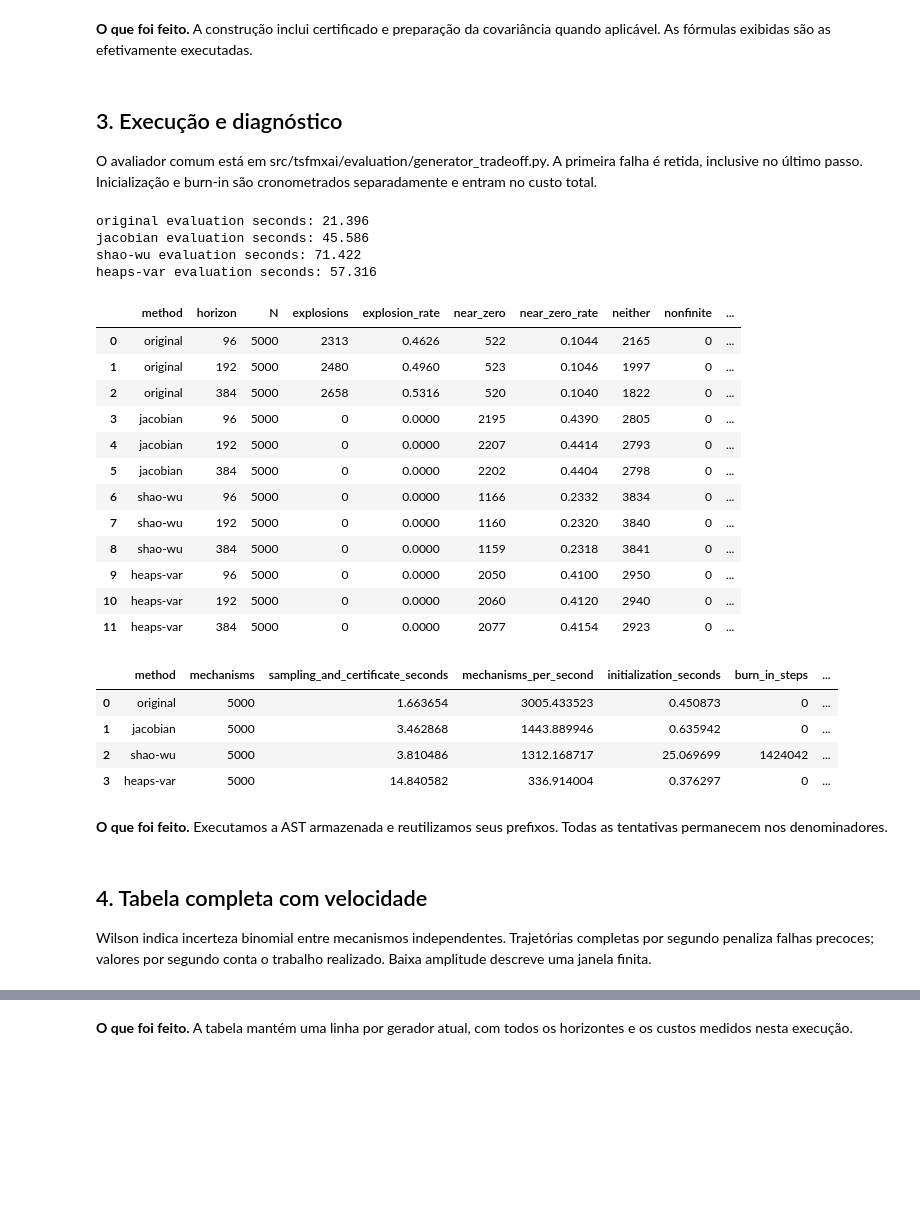
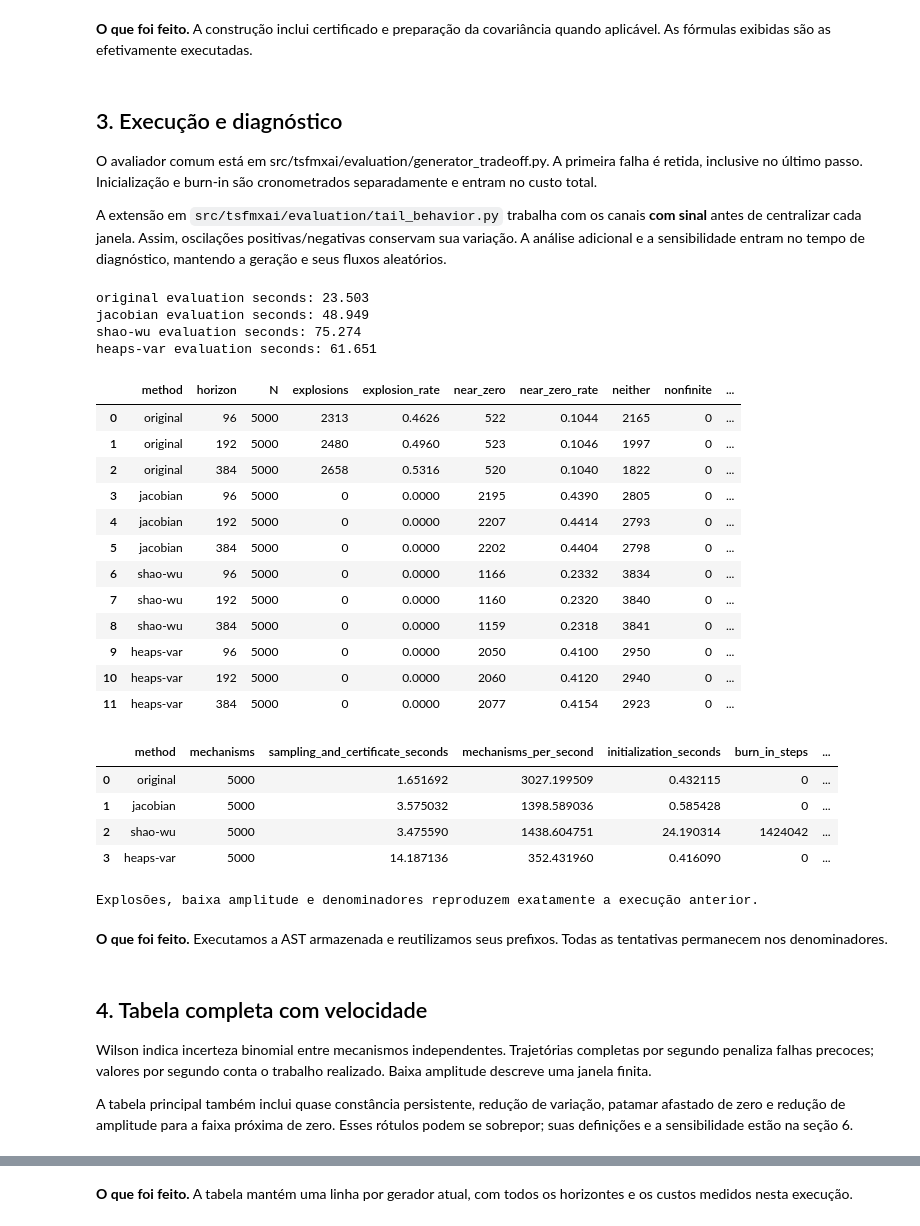
Before and after one commit to MateusWiteck/tsfmxai, a Jupyter notebook: experiments/abstract_syntax_tree/6_stability_methods_tradeoff.ipynb, the cells around one changed output, grey strips where cells are left out. Drawn from its saved outputs; the diff is of its cells as text; code cells hidden in the pictures; blank space fills up the shorter version.

```diff
--- a/experiments/abstract_syntax_tree/6_stability_methods_tradeoff.ipynb
+++ b/experiments/abstract_syntax_tree/6_stability_methods_tradeoff.ipynb
@@ -46,13 +48,19 @@ from tsfmxai.generators import (
     evaluate_expression_with_gradient, evaluate_bound_expression, var_companion_matrix,
     global_expression_bounds,
 )
-from tsfmxai.evaluation import StabilityDiagnosticConfig, wilson_interval
+from tsfmxai.evaluation import (
+    StabilityDiagnosticConfig, wilson_interval, TailDiagnosticConfig, TAIL_LABELS,
+    measure_tail_prefixes, classify_tail_windows,
+)
 from tsfmxai.evaluation.generator_tradeoff import benchmark_stability_method
 BLAS_CONTROLLER = threadpool_limits(limits=1)
 ROOT_SEED = 20261001
 HORIZONS = (96, 192, 384)
 INNOVATION_STD = .05
 DIAGNOSTIC_CONFIG = StabilityDiagnosticConfig(HORIZONS, 100., 3 * INNOVATION_STD, 24)
+TAIL_CONFIG = TailDiagnosticConfig(window_steps=24, persistence_windows=2,
+                                   flat_tolerance=3 * INNOVATION_STD, decline_ratio=.5)
+TAIL_TOLERANCES = tuple(factor * INNOVATION_STD for factor in (1., 2., 3.))
 BASE_CONFIG = RandomTreeConfig(
     minimum_operators=1, maximum_operators=6, num_series=1,
     minimum_lag=1, maximum_lag=12, parameter_probability=.55,
@@ -65,7 +73,7 @@ SHAO_CONFIG = ShaoWuConfig(tree_config=BASE_CONFIG, innovation_std=INNOVATION_ST
 HEAPS_CONFIG = HeapsVARConfig(num_series=1, minimum_order=1, maximum_order=12,
                              unconstrained_std=.45, innovation_std=INNOVATION_STD)
 
-EXPERIMENT_ID = "abstract_syntax_tree_006_four_current_methods"
+EXPERIMENT_ID = "abstract_syntax_tree_006_four_current_methods_tail_diagnostics_v2"
 NOTEBOOK_PATH = "experiments/abstract_syntax_tree/6_stability_methods_tradeoff.ipynb"
 RESEARCH_QUESTION = "Qual o trade-off entre falhas operacionais, baixa amplitude e custo dos quatro geradores?"
 HYPOTHESIS = "Certificados reduzem falhas nas famílias admitidas, com custo de construção e inicialização."
@@ -85,6 +93,11 @@ configuration = {
     "initialization": {"original": "uniform", "jacobian": "uniform inside D",
                        "shao-wu": "burn-in with L2 error <= 1e-4", "heaps-var": "joint invariant Gaussian"},
 }
+configuration["tail_diagnostics"] = asdict(TAIL_CONFIG)
+configuration["tail_sensitivity_tolerances"] = TAIL_TOLERANCES
+configuration["tail_criterion"] = "signed per-channel windows; all attempts in primary denominators"
+previous_execution = json.loads((PROJECT_ROOT / NOTEBOOK_PATH).read_text(encoding="utf-8"))[
+    "metadata"]["tsfmxai_previous_execution"]
 pd.set_option("display.max_columns", None)
 print(json.dumps(configuration, indent=2))
 # %% [output]
@@ -165,6 +178,8 @@ dtype: float64
 ## 3. Execução e diagnóstico
 
 O avaliador comum está em src/tsfmxai/evaluation/generator_tradeoff.py. A primeira falha é retida, inclusive no último passo. Inicialização e burn-in são cronometrados separadamente e entram no custo total.
+
+A extensão em `src/tsfmxai/evaluation/tail_behavior.py` trabalha com os canais **com sinal** antes de centralizar cada janela. Assim, oscilações positivas/negativas conservam sua variação. A análise adicional e a sensibilidade entram no tempo de diagnóstico, mantendo a geração e seus fluxos aleatórios.
 # %%
 results = {}
 for method in METHOD_ORDER:
@@ -172,52 +187,85 @@ for method in METHOD_ORDER:
         method, mechanisms_by_method[method], root_seed=ROOT_SEED,
         diagnostic_config=DIAGNOSTIC_CONFIG, innovation_std=INNOVATION_STD,
         sampling_seconds=sampling_times[method],
+        tail_config=TAIL_CONFIG, tail_tolerances=TAIL_TOLERANCES,
     )
     print(method, "evaluation seconds:", round(results[method]["performance"]["evaluation_seconds"], 3), flush=True)
 outcomes = pd.DataFrame([row for result in results.values() for row in result["outcomes"]])
 performance = pd.DataFrame([result["performance"] for result in results.values()])
 summary = outcomes.groupby(["method", "horizon"], sort=False).agg(
     N=("sample_index", "size"), explosions=("exploded", "sum"),
     explosion_rate=("exploded", "mean"), near_zero=("near_zero", "sum"),
     near_zero_rate=("near_zero", "mean"), neither=("neither", "sum"),
     nonfinite=("nonfinite", "sum"),
     finite_threshold_crossings=("finite_threshold_crossing", "sum"),
 ).reset_index()
 for count, rate in (("explosions", "explosion"), ("near_zero", "near_zero")):
     intervals = [wilson_interval(int(k), int(n)) for k, n in zip(summary[count], summary["N"])]
     summary[rate + "_wilson_95_low"] = [v[0] for v in intervals]
     summary[rate + "_wilson_95_high"] = [v[1] for v in intervals]
 display(summary)
 display(performance)
+
+# Novas métricas: mesmas trajetórias e mesmos denominadores.
+tail_summary = outcomes.groupby(["method", "horizon"], sort=False).agg(
+    N=("sample_index", "size"), eligible=("tail_eligible", "sum"),
+    **{label: (label, "sum") for label in TAIL_LABELS},
+).reset_index()
+for label in TAIL_LABELS:
+    tail_summary[label + "_rate"] = tail_summary[label] / tail_summary.N
+    tail_summary[label + "_among_eligible"] = tail_summary[label] / tail_summary.eligible.replace(0, np.nan)
+    ci = [wilson_interval(int(k), int(n)) for k, n in zip(tail_summary[label], tail_summary.N)]
+    tail_summary[label + "_wilson_95_low"] = [v[0] for v in ci]
+    tail_summary[label + "_wilson_95_high"] = [v[1] for v in ci]
+sensitivity_outcomes = pd.DataFrame([
+    row for result in results.values() for row in result["tail_sensitivity"]
+])
+sensitivity_summary = sensitivity_outcomes.groupby(
+    ["method", "horizon", "flat_tolerance"], sort=False
+).agg(N=("sample_index", "size"), eligible=("tail_eligible", "sum"),
+      **{label: (label, "sum") for label in TAIL_LABELS}).reset_index()
+for label in TAIL_LABELS:
+    sensitivity_summary[label + "_rate"] = sensitivity_summary[label] / sensitivity_summary.N
+
+# A nova medição deve preservar os resultados anteriores de explosão/baixa amplitude.
+old_summary = pd.DataFrame(previous_execution["metrics"]["stability"])
+stable_columns = ["N", "explosions", "near_zero", "nonfinite", "finite_threshold_crossings"]
+old_counts = old_summary.set_index(["method", "horizon"])[stable_columns].sort_index()
+new_counts = summary.set_index(["method", "horizon"])[stable_columns].sort_index()
+pd.testing.assert_frame_equal(new_counts, old_counts, check_dtype=False)
+print("Explosões, baixa amplitude e denominadores reproduzem exatamente a execução anterior.")
 # %% [output]
-original evaluation seconds: 21.396
-jacobian evaluation seconds: 45.586
-shao-wu evaluation seconds: 71.422
-heaps-var evaluation seconds: 57.316
+original evaluation seconds: 23.503
+jacobian evaluation seconds: 48.949
+shao-wu evaluation seconds: 75.274
+heaps-var evaluation seconds: 61.651
 |  | method | horizon | N | explosions | explosion_rate | near_zero | near_zero_rate | neither | nonfinite | ... |
 | 0 | original | 96 | 5000 | 2313 | 0.4626 | 522 | 0.1044 | 2165 | 0 | ... |
 | 1 | original | 192 | 5000 | 2480 | 0.4960 | 523 | 0.1046 | 1997 | 0 | ... |
 | 2 | original | 384 | 5000 | 2658 | 0.5316 | 520 | 0.1040 | 1822 | 0 | ... |
 | 3 | jacobian | 96 | 5000 | 0 | 0.0000 | 2195 | 0.4390 | 2805 | 0 | ... |
 | 4 | jacobian | 192 | 5000 | 0 | 0.0000 | 2207 | 0.4414 | 2793 | 0 | ... |
 | 5 | jacobian | 384 | 5000 | 0 | 0.0000 | 2202 | 0.4404 | 2798 | 0 | ... |
 | 6 | shao-wu | 96 | 5000 | 0 | 0.0000 | 1166 | 0.2332 | 3834 | 0 | ... |
 | 7 | shao-wu | 192 | 5000 | 0 | 0.0000 | 1160 | 0.2320 | 3840 | 0 | ... |
 | 8 | shao-wu | 384 | 5000 | 0 | 0.0000 | 1159 | 0.2318 | 3841 | 0 | ... |
 | 9 | heaps-var | 96 | 5000 | 0 | 0.0000 | 2050 | 0.4100 | 2950 | 0 | ... |
 | 10 | heaps-var | 192 | 5000 | 0 | 0.0000 | 2060 | 0.4120 | 2940 | 0 | ... |
 | 11 | heaps-var | 384 | 5000 | 0 | 0.0000 | 2077 | 0.4154 | 2923 | 0 | ... |
 |  | method | mechanisms | sampling_and_certificate_seconds | mechanisms_per_second | initialization_seconds | burn_in_steps | ... |
-| 0 | original | 5000 | 1.663654 | 3005.433523 | 0.450873 | 0 | ... |
-| 1 | jacobian | 5000 | 3.462868 | 1443.889946 | 0.635942 | 0 | ... |
-| 2 | shao-wu | 5000 | 3.810486 | 1312.168717 | 25.069699 | 1424042 | ... |
-| 3 | heaps-var | 5000 | 14.840582 | 336.914004 | 0.376297 | 0 | ... |
+| 0 | original | 5000 | 1.651692 | 3027.199509 | 0.432115 | 0 | ... |
+| 1 | jacobian | 5000 | 3.575032 | 1398.589036 | 0.585428 | 0 | ... |
+| 2 | shao-wu | 5000 | 3.475590 | 1438.604751 | 24.190314 | 1424042 | ... |
+| 3 | heaps-var | 5000 | 14.187136 | 352.431960 | 0.416090 | 0 | ... |
+Explosões, baixa amplitude e denominadores reproduzem exatamente a execução anterior.
 # %% [markdown]
 **O que foi feito.** Executamos a AST armazenada e reutilizamos seus prefixos. Todas as tentativas permanecem nos denominadores.
 # %% [markdown]
 ## 4. Tabela completa com velocidade
 
 Wilson indica incerteza binomial entre mecanismos independentes. Trajetórias completas por segundo penaliza falhas precoces; valores por segundo conta o trabalho realizado. Baixa amplitude descreve uma janela finita.
+
+A tabela principal também inclui quase constância persistente, redução de variação, patamar afastado de zero e redução de amplitude para a faixa próxima de zero. Esses rótulos podem se sobrepor; suas definições e a sensibilidade estão na seção 6.
 # %%
 complete_rows = []
 for method in METHOD_ORDER:
```
Also changed, not shown: parts of 19 cells of this notebook, 17 other files.
